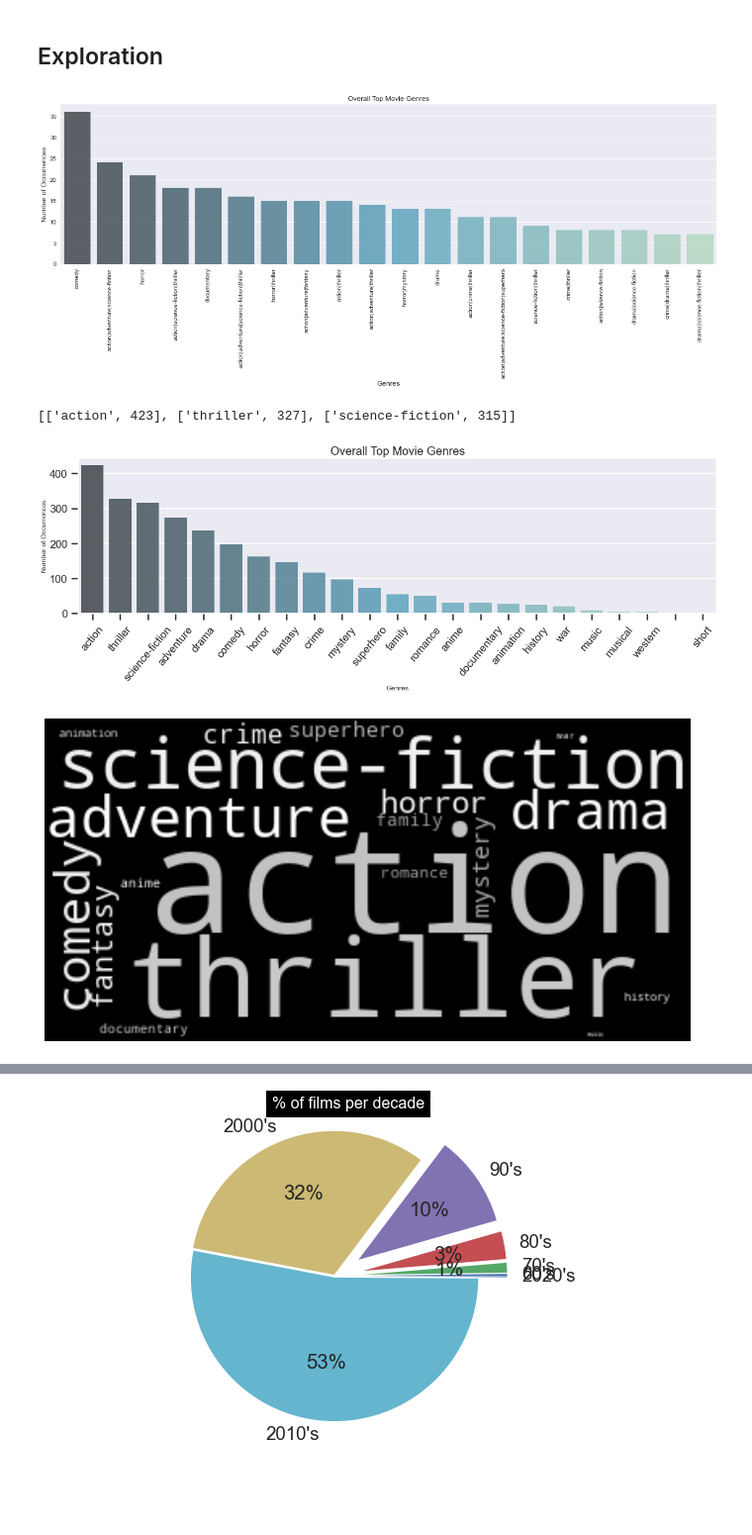
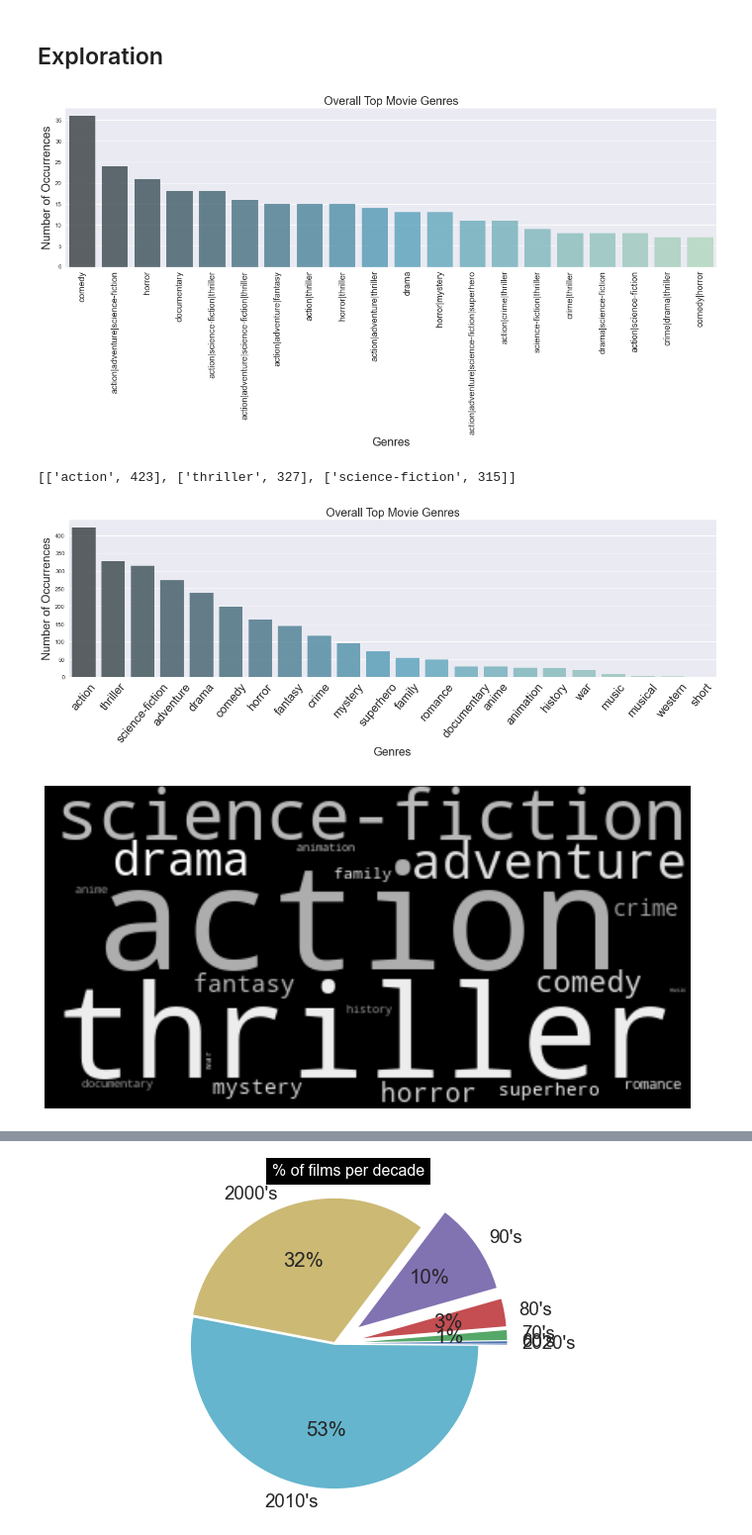
Before and after one commit to collardm/movie-recommender, a Jupyter notebook: Recommander.ipynb, the cells around one changed output, grey strips where cells are left out. Shown at 99% size. Saved outputs shown, nothing was run; the diff lists cells and outputs as text; code cells hidden in the pictures; blank space fills up the shorter version.

```diff
--- a/Recommander.ipynb
+++ b/Recommander.ipynb
@@ -165,15 +166,18 @@ df.describe()
 # %%
 top_genres = df['genres'].value_counts(normalize=False)
 top_genres = top_genres[:20,]
+
 plt.figure(figsize=(20,5))
+
 sns.barplot(top_genres.index, top_genres.values, alpha=0.8, palette='GnBu_d')
-plt.title('Overall Top Movie Genres')
-plt.ylabel('Number of Occurrences', fontsize=12)
-plt.xlabel('Genres', fontsize=12)
-plt.xticks(rotation=90)
+
+plt.title('Overall Top Movie Genres', fontsize=20)
+plt.ylabel('Number of Occurrences', fontsize=20)
+plt.xlabel('Genres', fontsize=20)
+plt.xticks(rotation=90, fontsize=15)
 plt.show()
 # %% [output]
-[figure, old version]
+[figure, new version]
 # %%
 def count_word(df, ref_col, liste):
     keyword_count = dict()
@@ -202,34 +206,35 @@ keyword_occurences[:3]
 plt.figure(figsize=(20,5))
 labels, ys = zip(*keyword_occurences)
 xs = np.arange(len(labels))
+
 sns.barplot(xs, ys, alpha=0.8, palette='GnBu_d')
-plt.title('Overall Top Movie Genres')
-plt.ylabel('Number of Occurrences', fontsize=12)
-plt.xlabel('Genres', fontsize=12)
-plt.xticks(xs,labels, rotation=50)
+
+plt.title('Overall Top Movie Genres', fontsize=20)
+plt.ylabel('Number of Occurrences', fontsize=20)
+plt.xlabel('Genres', fontsize=20)
+plt.xticks(xs,labels, rotation=50, fontsize=20)
 plt.show()
 # %% [output]
-[figure, old version]
+[figure, new version]
 # %%
 import random
 
-def grey_color_func(word, font_size, position, orientation, random_state=None,
-                    **kwargs):
+def grey_color_func(word, font_size, position, orientation, random_state=None, **kwargs):
     return "hsl(0, 0%%, %d%%)" % random.randint(60, 100)
 
 words = dict()
-
 for s in keyword_occurences:
     words[s[0]] = s[1]
 
 f, ax = plt.subplots(figsize=(20, 6))
+
 wordcloud = WordCloud(color_func=grey_color_func)
 wordcloud.generate_from_frequencies(words)
 plt.imshow(wordcloud, interpolation="bilinear")
 plt.axis('off')
 plt.show()
 # %% [output]
-[figure, old version]
+[figure, new version]
 # %%
 df['decade'] = df['year'].apply(lambda x:((x-1900)//10)*10)
 
```
Also changed, not shown: parts of 18 cells of this notebook, 1 other file.
